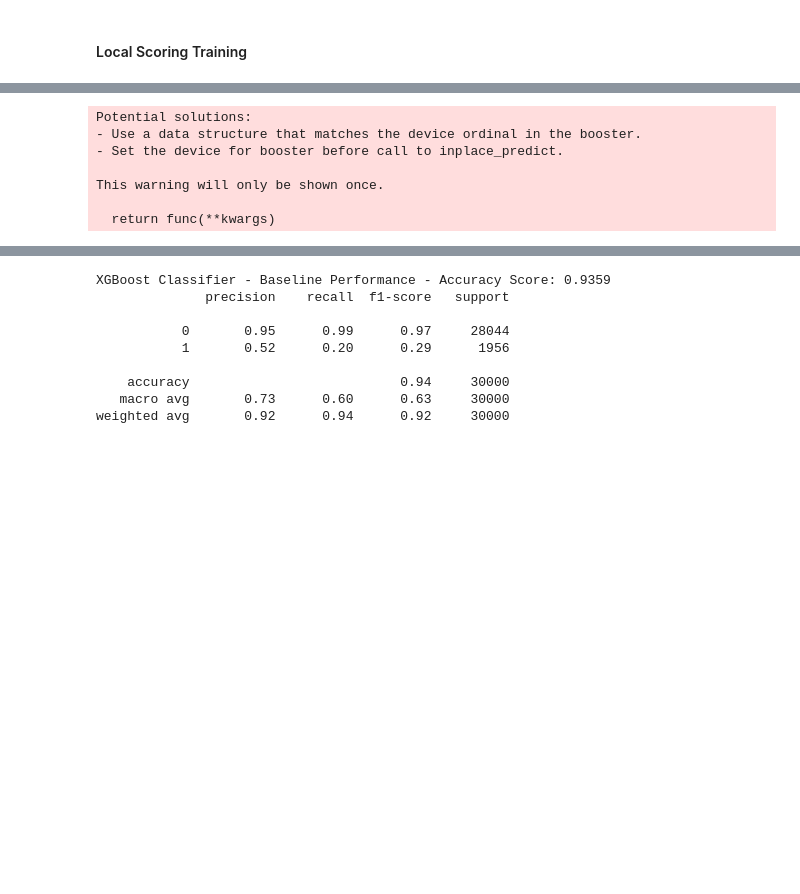
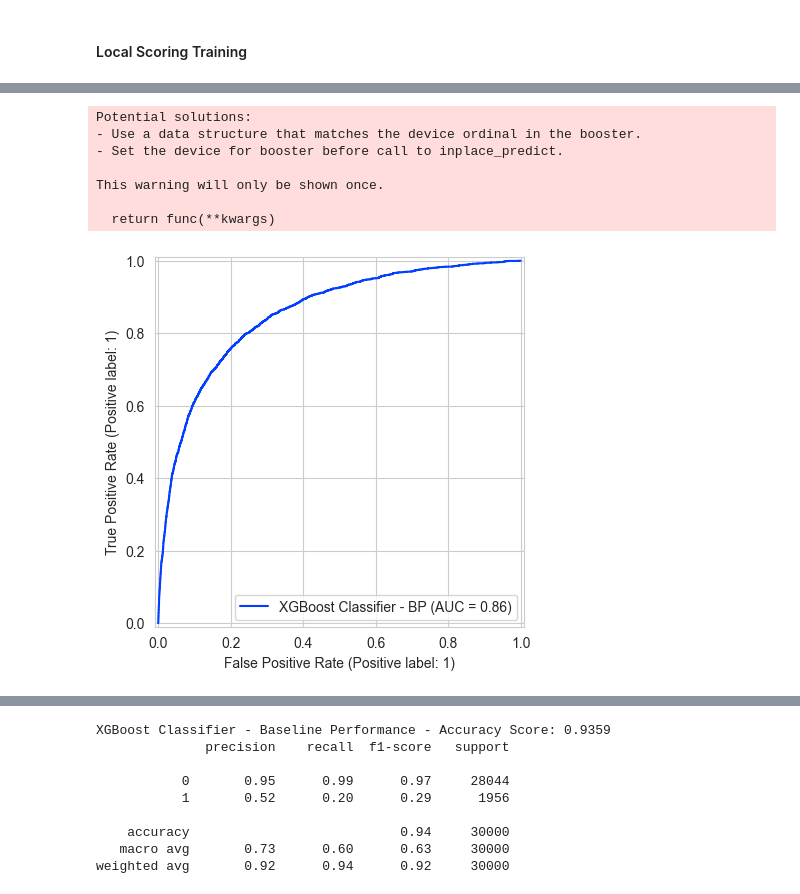
Before and after one commit to Ghenntoggy1/Sigmoid-ML-Tasks, a Jupyter notebook: Pre_Exam_2_Give_Me_Some_Credit_Classification/Pre_Exam_2_Give_Me_Some_Credit_Classification.ipynb, the cells around one changed output, grey strips where cells are left out. Drawn from its saved outputs; the diff is of its cells as text; code cells hidden in the pictures; blank space fills up the shorter version.

```diff
--- a/Pre_Exam_2_Give_Me_Some_Credit_Classification/Pre_Exam_2_Give_Me_Some_Credit_Classification.ipynb
+++ b/Pre_Exam_2_Give_Me_Some_Credit_Classification/Pre_Exam_2_Give_Me_Some_Credit_Classification.ipynb
@@ -1425,13 +1584,16 @@ XGBClassifier(base_score=None, booster=None, callbacks=None,
               max_leaves=None, min_child_weight=None, missing=nan,
               monotone_constraints=None, multi_strategy=None, n_estimators=None,
               n_jobs=-1, num_parallel_tree=None, ...)
+# %%
+plot_roc_curve_from_estimator(X=X_test_zip_tf, y=y_test_zip, estimator=xgboost_classifier, estimator_name='XGBoost Classifier - BP')
+# %% [output]
+Potential solutions:
+- Use a data structure that matches the device ordinal in the booster.
+- Set the device for booster before call to inplace_predict.
+
+This warning will only be shown once.
+
+  return func(**kwargs)
+[figure, added]
 # %%
-y_hat_zip = xgboost_classifier.predict(X=X_test_zip_tf)
+y_hat_zip_proba = xgboost_classifier.predict_proba(X=X_test_zip_tf)[:, 1]
-# %% [output]
-Potential solutions:
-- Use a data structure that matches the device ordinal in the booster.
-- Set the device for booster before call to inplace_predict.
-
-This warning will only be shown once.
-
-  return func(**kwargs)
```
Also changed, not shown: parts of 95 cells of this notebook.
